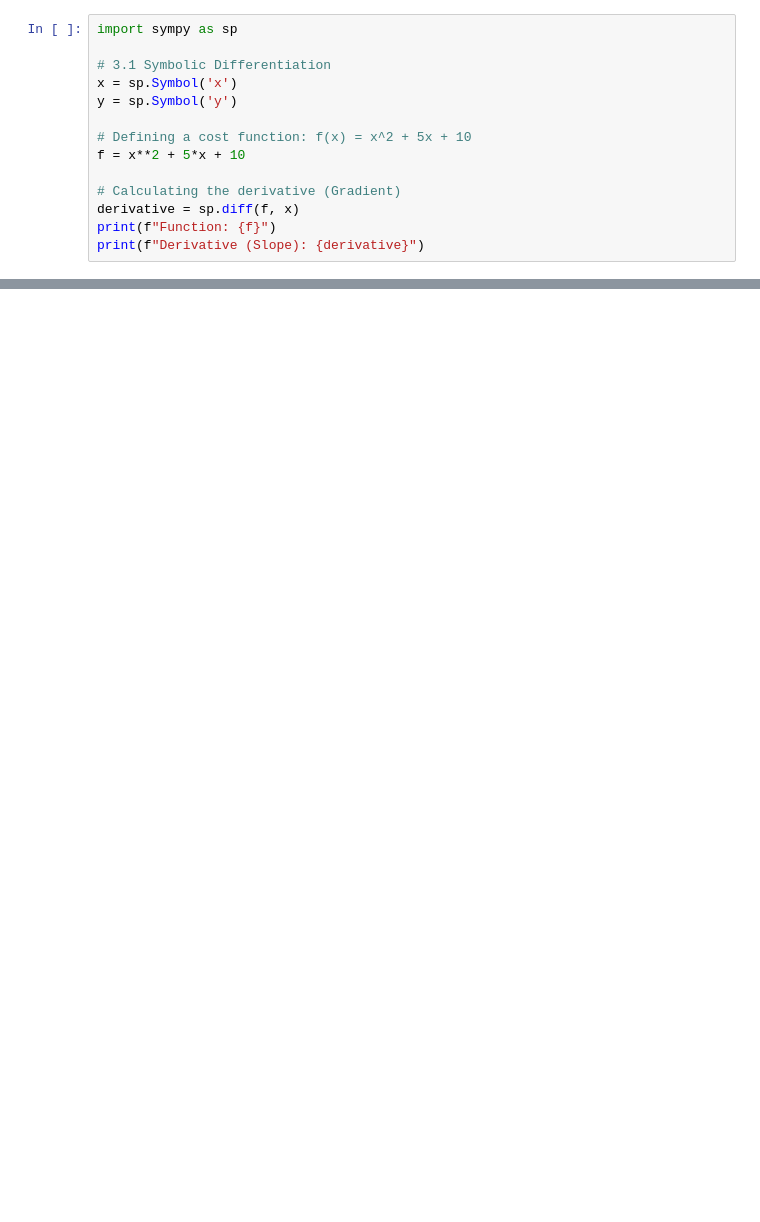
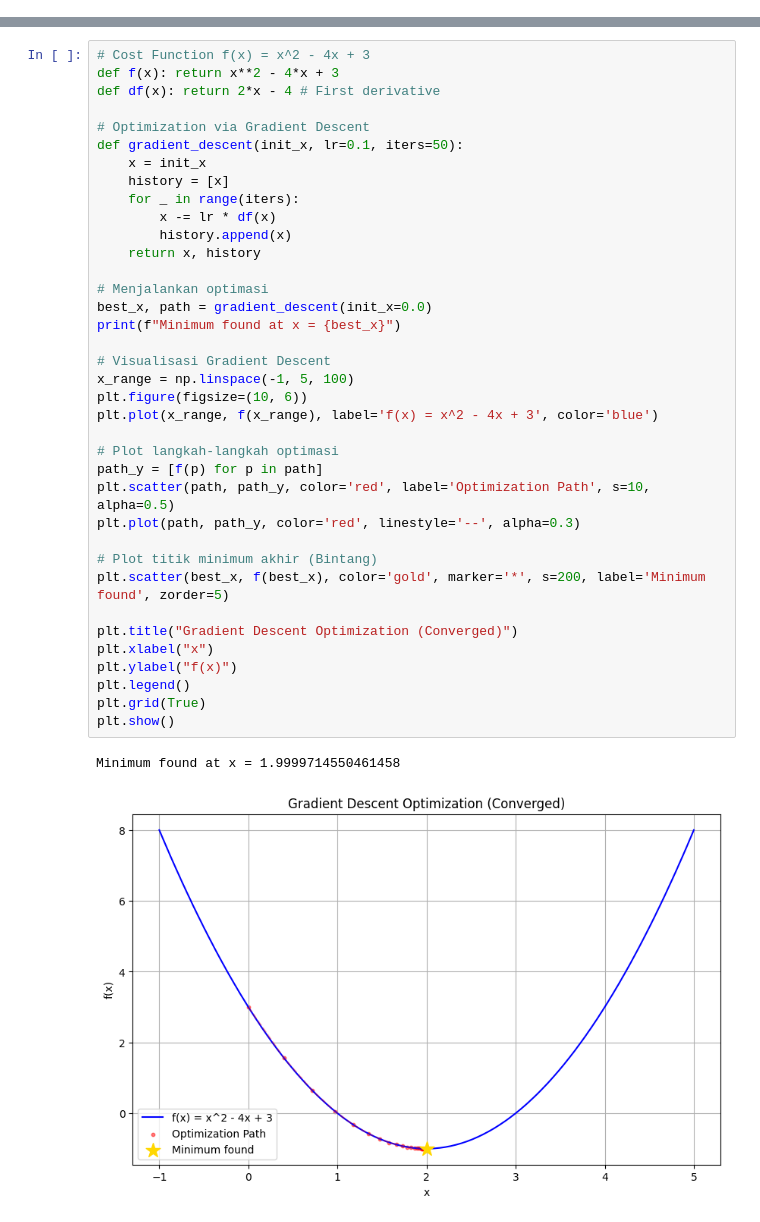
Before and after one commit to salsilsulselsol/Associate-Data-Scientist-Python-Nasional-Notes-Experiment, a Jupyter notebook: 04_math_for_ml.ipynb, the cells around one changed output, grey strips where cells are left out. Drawn from its saved outputs; the diff is of its cells as text; blank space fills up the shorter version.

```diff
--- a/04_math_for_ml.ipynb
+++ b/04_math_for_ml.ipynb
@@ -63,14 +36,0 @@ Calculus is the engine of optimization. We use derivatives to find the direction
-# %%
-import sympy as sp
-
-# 3.1 Symbolic Differentiation
-x = sp.Symbol('x')
-y = sp.Symbol('y')
-
-# Defining a cost function: f(x) = x^2 + 5x + 10
-f = x**2 + 5*x + 10
-
-# Calculating the derivative (Gradient)
-derivative = sp.diff(f, x)
-print(f"Function: {f}")
-print(f"Derivative (Slope): {derivative}")
@@ -91,0 +139,40 @@ Partial derivative w.r.t y: 3*y**2
+# %%
+# Cost Function f(x) = x^2 - 4x + 3
+def f(x): return x**2 - 4*x + 3
+def df(x): return 2*x - 4 # First derivative
+
+# Optimization via Gradient Descent
+def gradient_descent(init_x, lr=0.1, iters=50):
+    x = init_x
+    history = [x]
+    for _ in range(iters):
+        x -= lr * df(x)
+        history.append(x)
+    return x, history
+
+# Menjalankan optimasi
+best_x, path = gradient_descent(init_x=0.0)
+print(f"Minimum found at x = {best_x}")
+
+# Visualisasi Gradient Descent
+x_range = np.linspace(-1, 5, 100)
+plt.figure(figsize=(10, 6))
+plt.plot(x_range, f(x_range), label='f(x) = x^2 - 4x + 3', color='blue')
+
+# Plot langkah-langkah optimasi
+path_y = [f(p) for p in path]
+plt.scatter(path, path_y, color='red', label='Optimization Path', s=10, alpha=0.5)
+plt.plot(path, path_y, color='red', linestyle='--', alpha=0.3)
+
+# Plot titik minimum akhir (Bintang)
+plt.scatter(best_x, f(best_x), color='gold', marker='*', s=200, label='Minimum found', zorder=5)
+
+plt.title("Gradient Descent Optimization (Converged)")
+plt.xlabel("x")
+plt.ylabel("f(x)")
+plt.legend()
+plt.grid(True)
+plt.show()
+# %% [output]
+Minimum found at x = 1.9999714550461458
+[figure, added]
```
Also changed, not shown: parts of 33 cells of this notebook.
